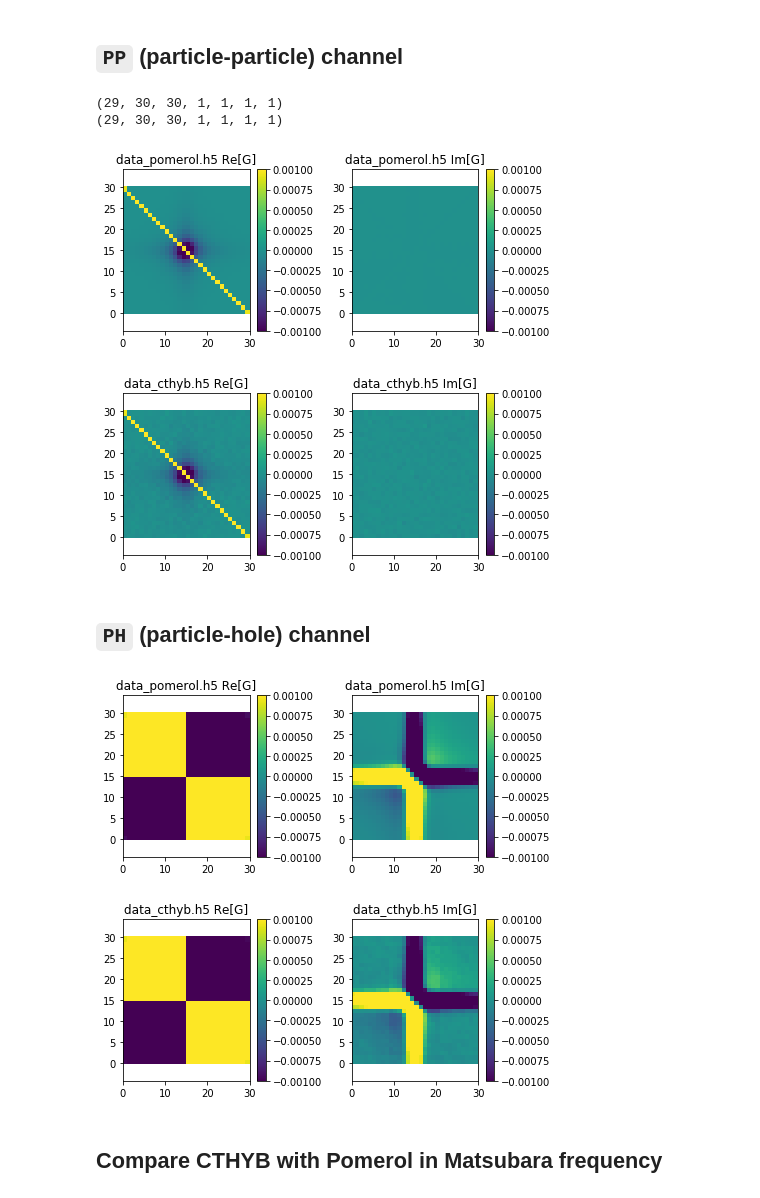
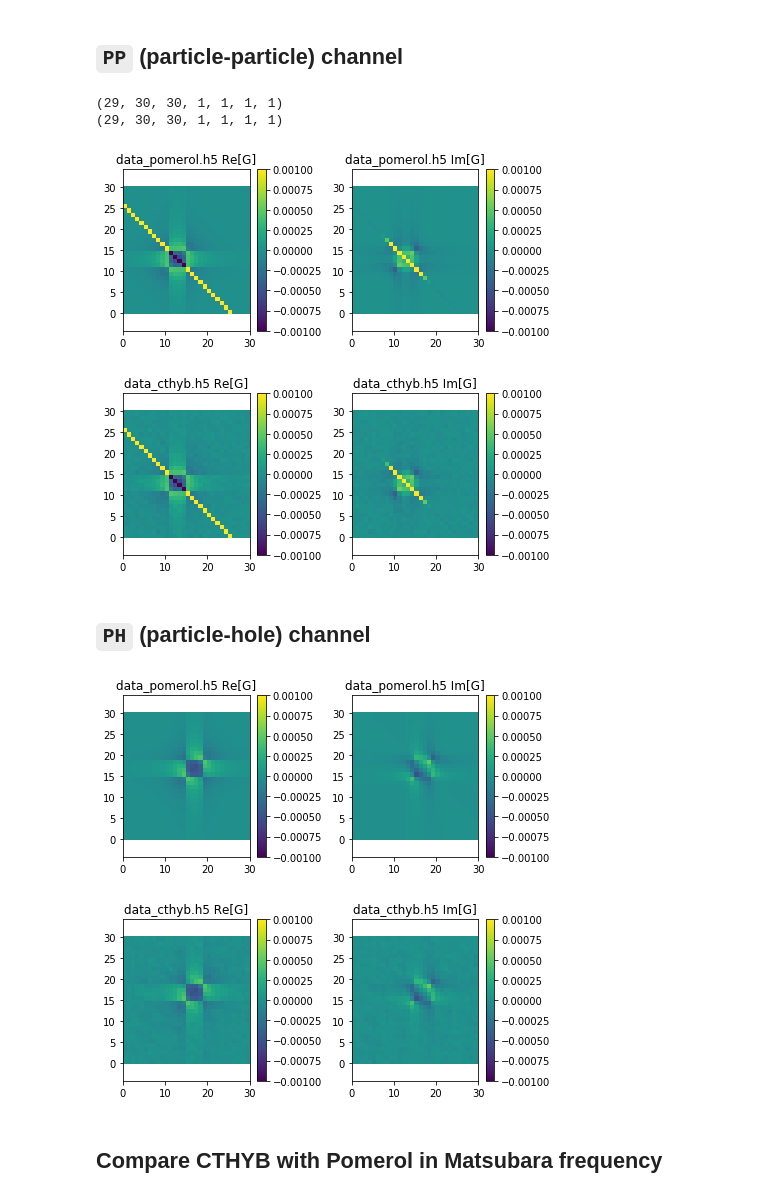
Before and after one commit to TRIQS/cthyb, a Jupyter notebook: benchmark/measure_g2/hubbard_atom_2bath/CompareEDandCTHYB.ipynb, the cells around one changed output. Saved outputs shown, nothing was run; the diff lists cells and outputs as text; code cells hidden in the pictures.

Commit message:
[measures] g2 pomerol pp cf fixed

```diff
--- a/benchmark/measure_g2/hubbard_atom_2bath/CompareEDandCTHYB.ipynb
+++ b/benchmark/measure_g2/hubbard_atom_2bath/CompareEDandCTHYB.ipynb
@@ -188,24 +188,24 @@ print pom.G2_iw_pp.data.shape
 print cthyb.G2_iw_pp.data.shape
 
 opt = dict(vmin=-0.001, vmax=0.001)
-plot_G2_iw(pom.G2_iw_pp, pom.filename, opt=opt, w1=13) # ZERO OFFSET! in Pomerol2Triqs (PP)
-plot_G2_iw(cthyb.G2_iw_pp, cthyb.filename, opt=opt, w1=14)
+plot_G2_iw(pom.G2_iw_pp, pom.filename, opt=opt, w1=10)
+plot_G2_iw(cthyb.G2_iw_pp, cthyb.filename, opt=opt, w1=10)
 plt.show()
 # %% [output]
 (29, 30, 30, 1, 1, 1, 1)
 (29, 30, 30, 1, 1, 1, 1)
-[figure, old version]
+[figure, new version]
-[figure, old version]
+[figure, new version]
 # %% [markdown]
 ## `PH` (particle-hole) channel
 # %%
 opt = dict(vmin=-0.001, vmax=0.001)
-plot_G2_iw(pom.G2_iw_ph, pom.filename, opt=opt, w1=14)
-plot_G2_iw(cthyb.G2_iw_ph, cthyb.filename, opt=opt, w1=14)
+plot_G2_iw(pom.G2_iw_ph, pom.filename, opt=opt, w1=10)
+plot_G2_iw(cthyb.G2_iw_ph, cthyb.filename, opt=opt, w1=10)
 plt.show()
 # %% [output]
-[figure, old version]
+[figure, new version]
-[figure, old version]
+[figure, new version]
 # %% [markdown]
 ## Compare CTHYB with Pomerol in Matsubara frequency
 # %%
```
